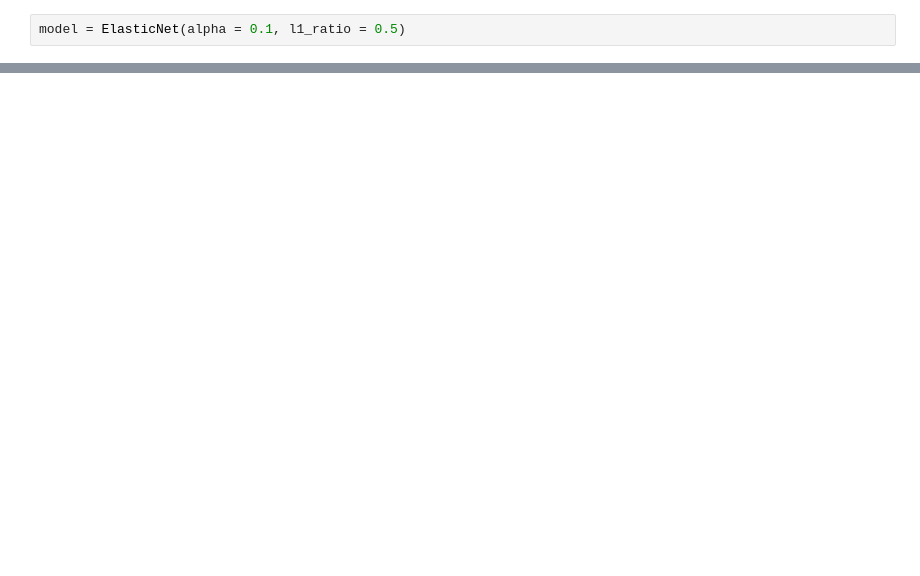
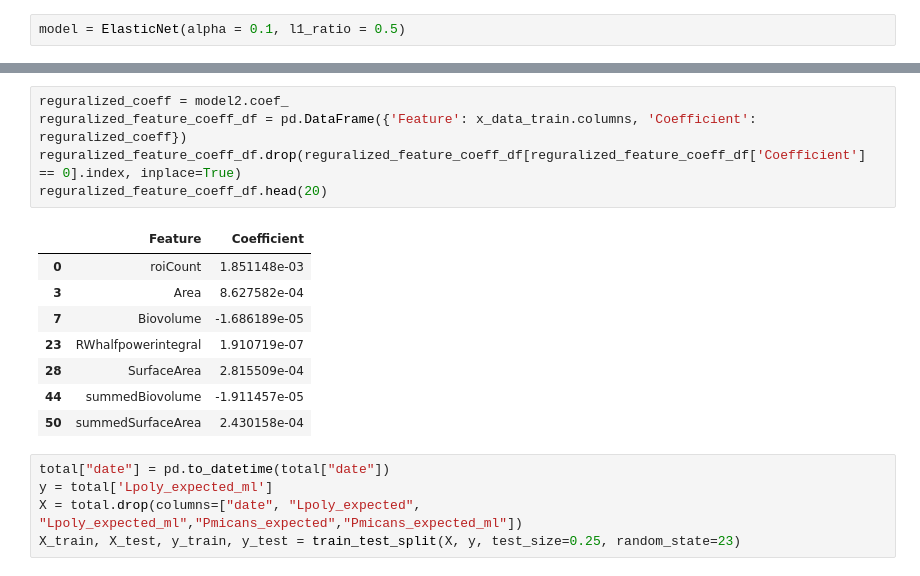
Before and after one commit to lemoncastle/hires-algal-bloom-prediction, a Jupyter notebook: elasticnetmodel.ipynb, the cells around one changed output, grey strips where cells are left out. Cells and saved outputs as stored; diff of their text form; blank space fills up the shorter version.

```diff
--- a/elasticnetmodel.ipynb
+++ b/elasticnetmodel.ipynb
@@ -63,0 +161,19 @@ feature_coeff_df.head(20)
+# %%
+reguralized_coeff = model2.coef_
+reguralized_feature_coeff_df = pd.DataFrame({'Feature': x_data_train.columns, 'Coefficient': reguralized_coeff})
+reguralized_feature_coeff_df.drop(reguralized_feature_coeff_df[reguralized_feature_coeff_df['Coefficient'] == 0].index, inplace=True)
+reguralized_feature_coeff_df.head(20)
+# %% [output]
+|  | Feature | Coefficient |
+| 0 | roiCount | 1.851148e-03 |
+| 3 | Area | 8.627582e-04 |
+| 7 | Biovolume | -1.686189e-05 |
+| 23 | RWhalfpowerintegral | 1.910719e-07 |
+| 28 | SurfaceArea | 2.815509e-04 |
+| 44 | summedBiovolume | -1.911457e-05 |
+| 50 | summedSurfaceArea | 2.430158e-04 |
+# %%
+total["date"] = pd.to_datetime(total["date"])
+y = total['Lpoly_expected_ml']
+X = total.drop(columns=["date", "Lpoly_expected", "Lpoly_expected_ml","Pmicans_expected","Pmicans_expected_ml"])
+X_train, X_test, y_train, y_test = train_test_split(X, y, test_size=0.25, random_state=23)
```
Also changed, not shown: parts of 15 cells of this notebook.
